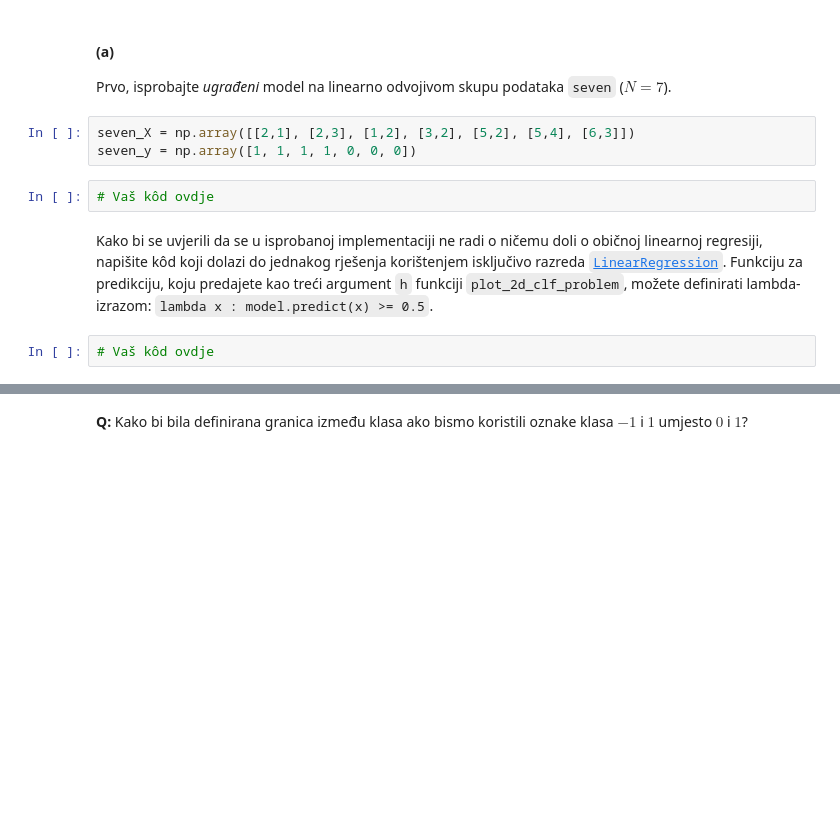
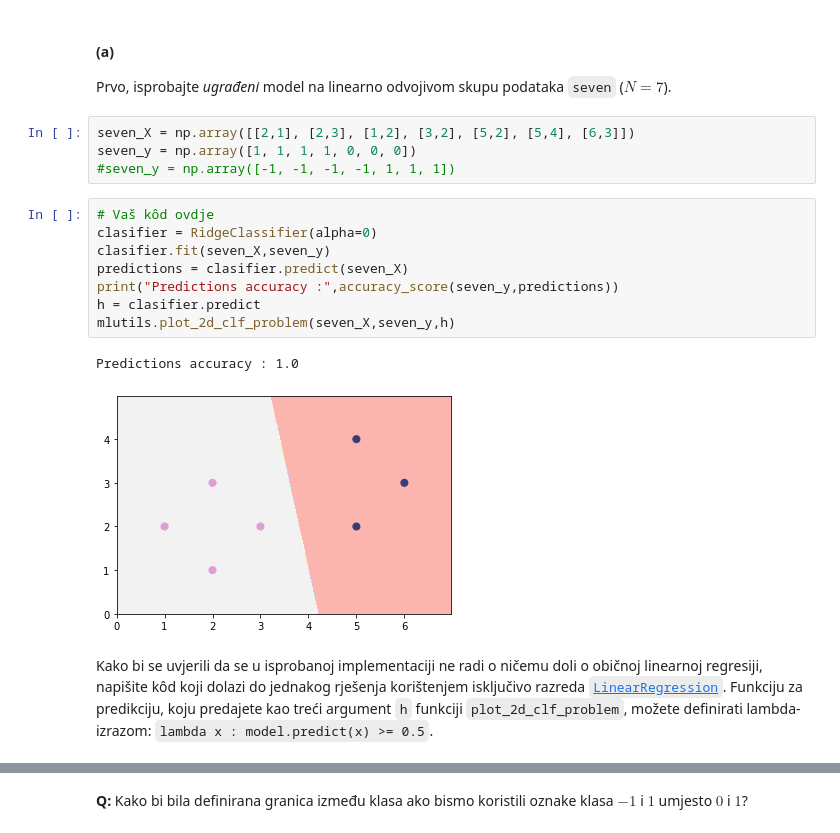
Before and after one commit to mislavivancic/machine-learning-homeworks, a Jupyter notebook: Lab2/SU-2019-LAB02-LDM-LR.ipynb, the cells around one changed output, grey strips where cells are left out. Saved outputs shown, nothing was run; the diff lists cells and outputs as text; blank space fills up the shorter version.

```diff
--- a/Lab2/SU-2019-LAB02-LDM-LR.ipynb
+++ b/Lab2/SU-2019-LAB02-LDM-LR.ipynb
@@ -55,9 +55,17 @@ Prvo, isprobajte *ugrađeni* model na linearno odvojivom skupu podataka `seven`
 # %%
 seven_X = np.array([[2,1], [2,3], [1,2], [3,2], [5,2], [5,4], [6,3]])
 seven_y = np.array([1, 1, 1, 1, 0, 0, 0])
+#seven_y = np.array([-1, -1, -1, -1, 1, 1, 1])
-# %%
-# Vaš kôd ovdje
+# %%
+# Vaš kôd ovdje
+clasifier = RidgeClassifier(alpha=0)
+clasifier.fit(seven_X,seven_y)
+predictions = clasifier.predict(seven_X)
+print("Predictions accuracy :",accuracy_score(seven_y,predictions))
+h = clasifier.predict
+mlutils.plot_2d_clf_problem(seven_X,seven_y,h)
+# %% [output]
+Predictions accuracy : 1.0
+[figure, added]
 # %% [markdown]
 Kako bi se uvjerili da se u isprobanoj implementaciji ne radi o ničemu doli o običnoj linearnoj regresiji, napišite kôd koji dolazi do jednakog rješenja korištenjem isključivo razreda [`LinearRegression`](http://scikit-learn.org/stable/modules/generated/sklearn.linear_model.LinearRegression.html). Funkciju za predikciju, koju predajete kao treći argument `h` funkciji `plot_2d_clf_problem`, možete definirati lambda-izrazom: `lambda x : model.predict(x) >= 0.5`.
-# %%
-# Vaš kôd ovdje
```
Also changed, not shown: parts of 10 cells of this notebook, 1 other file.
